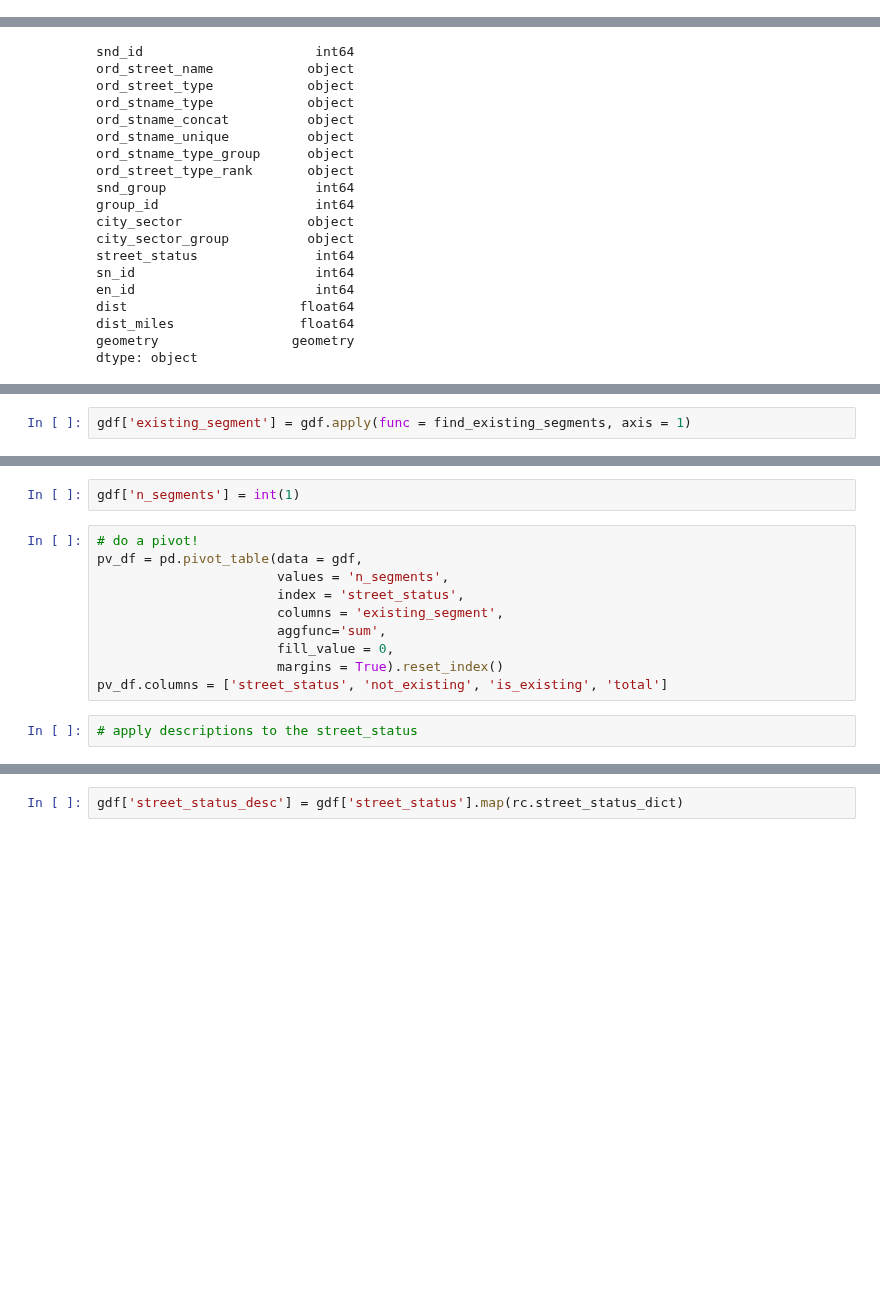
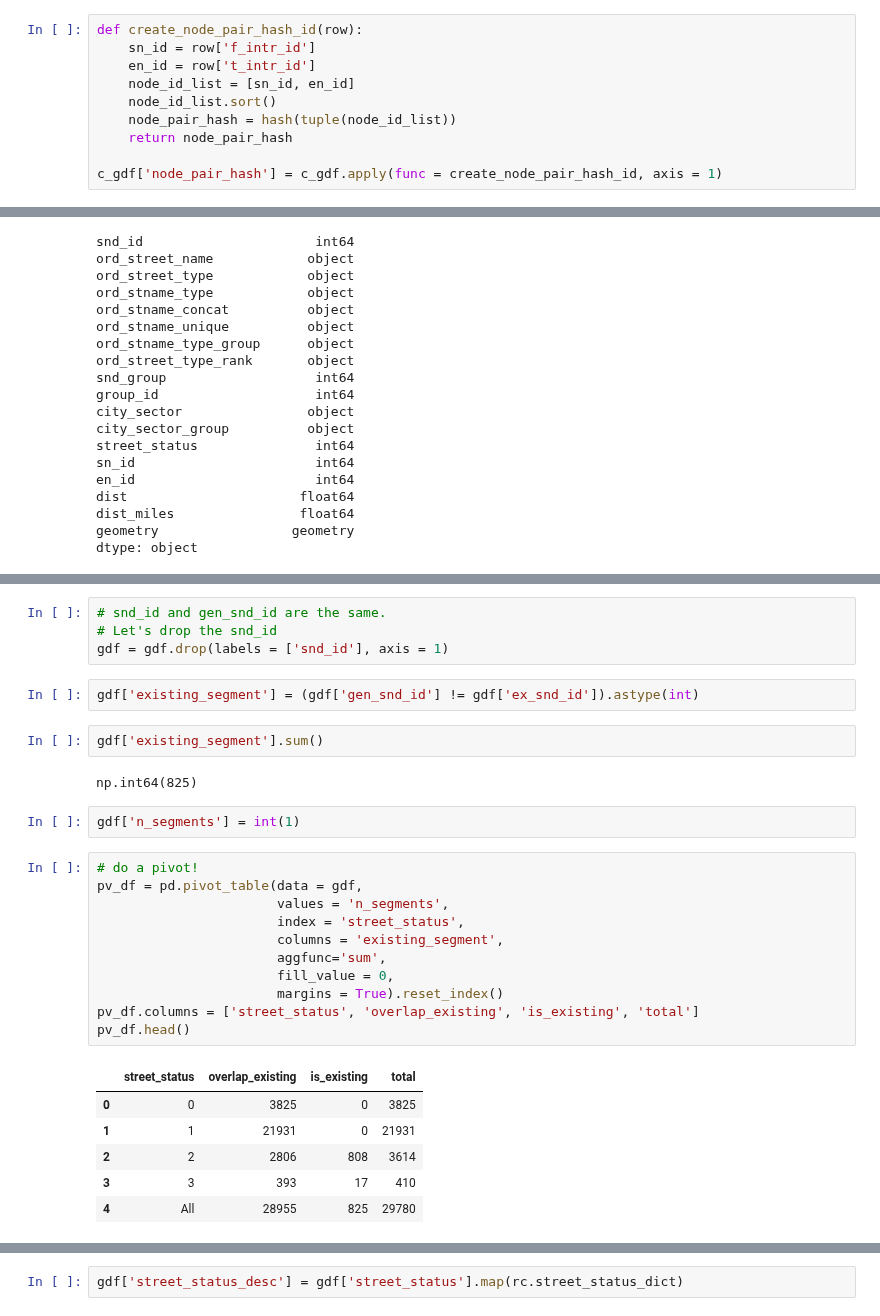
Before and after one commit to mike-babb/seattle_streets, a Jupyter notebook: code/step_13_find_missing_but_valid_segments.ipynb, the cells around one changed output, grey strips where cells are left out. Cells and saved outputs as stored; diff of their text form; blank space fills up the shorter version.

Commit message:
update finding existing streets 2025_09_28_18_42_33

```diff
--- a/code/step_13_find_missing_but_valid_segments.ipynb
+++ b/code/step_13_find_missing_but_valid_segments.ipynb
@@ -67,0 +44,10 @@ sg.number_of_nodes()
+# %%
+def create_node_pair_hash_id(row):
+    sn_id = row['f_intr_id']
+    en_id = row['t_intr_id']
+    node_id_list = [sn_id, en_id]
+    node_id_list.sort()
+    node_pair_hash = hash(tuple(node_id_list))
+    return node_pair_hash
+
+c_gdf['node_pair_hash'] = c_gdf.apply(func = create_node_pair_hash_id, axis = 1)
@@ -104,2 +100,0 @@ def find_existing_segments(row):
-# %%
-gdf['existing_segment'] = gdf.apply(func = find_existing_segments, axis = 1)
@@ -106,14 +211,30 @@ gdf['existing_segment'] = gdf.apply(func = find_existing_segments, axis = 1)
+# %%
+# snd_id and gen_snd_id are the same.
+# Let's drop the snd_id
+gdf = gdf.drop(labels = ['snd_id'], axis = 1)
+# %%
+gdf['existing_segment'] = (gdf['gen_snd_id'] != gdf['ex_snd_id']).astype(int)
+# %%
+gdf['existing_segment'].sum()
+# %% [output]
+np.int64(825)
 # %%
 gdf['n_segments'] = int(1)
 # %%
 # do a pivot!
 pv_df = pd.pivot_table(data = gdf,
                        values = 'n_segments',
                        index = 'street_status',
                        columns = 'existing_segment',
                        aggfunc='sum',
                        fill_value = 0,
                        margins = True).reset_index()
-pv_df.columns = ['street_status', 'not_existing', 'is_existing', 'total']
+pv_df.columns = ['street_status', 'overlap_existing', 'is_existing', 'total']
+pv_df.head()
+# %% [output]
+|  | street_status | overlap_existing | is_existing | total |
+| 0 | 0 | 3825 | 0 | 3825 |
+| 1 | 1 | 21931 | 0 | 21931 |
+| 2 | 2 | 2806 | 808 | 3614 |
+| 3 | 3 | 393 | 17 | 410 |
+| 4 | All | 28955 | 825 | 29780 |
-# %%
-# apply descriptions to the street_status
```
Also changed, not shown: parts of 58 cells of this notebook, 3 other files.
